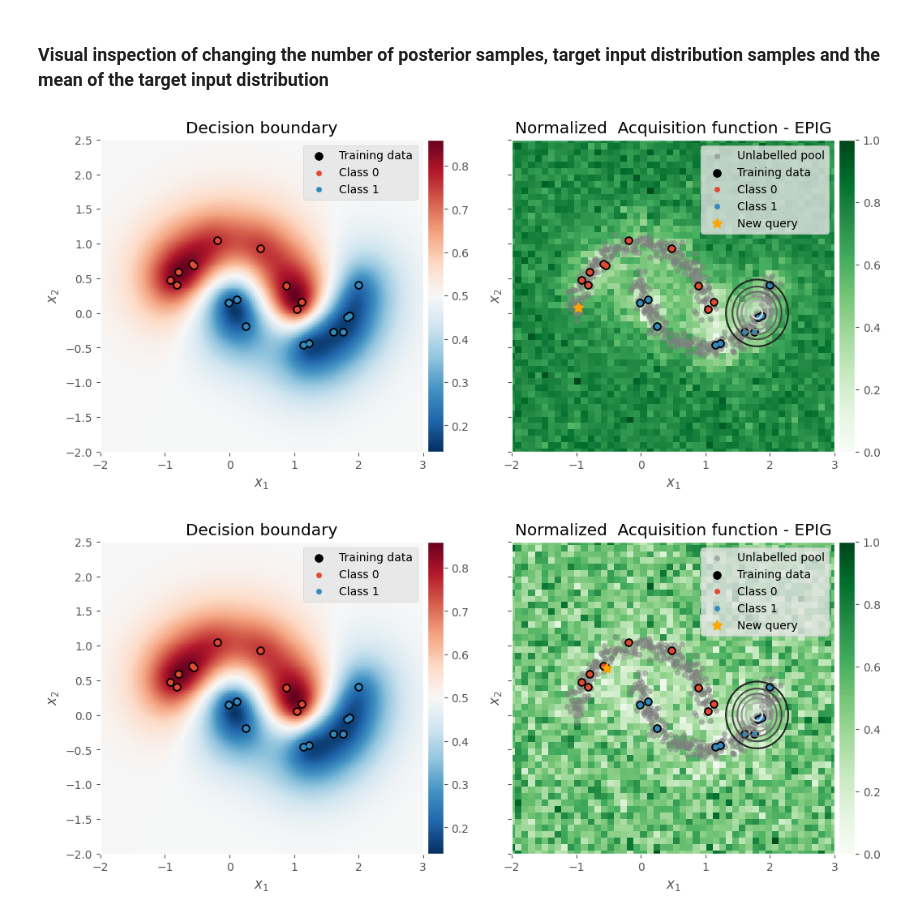
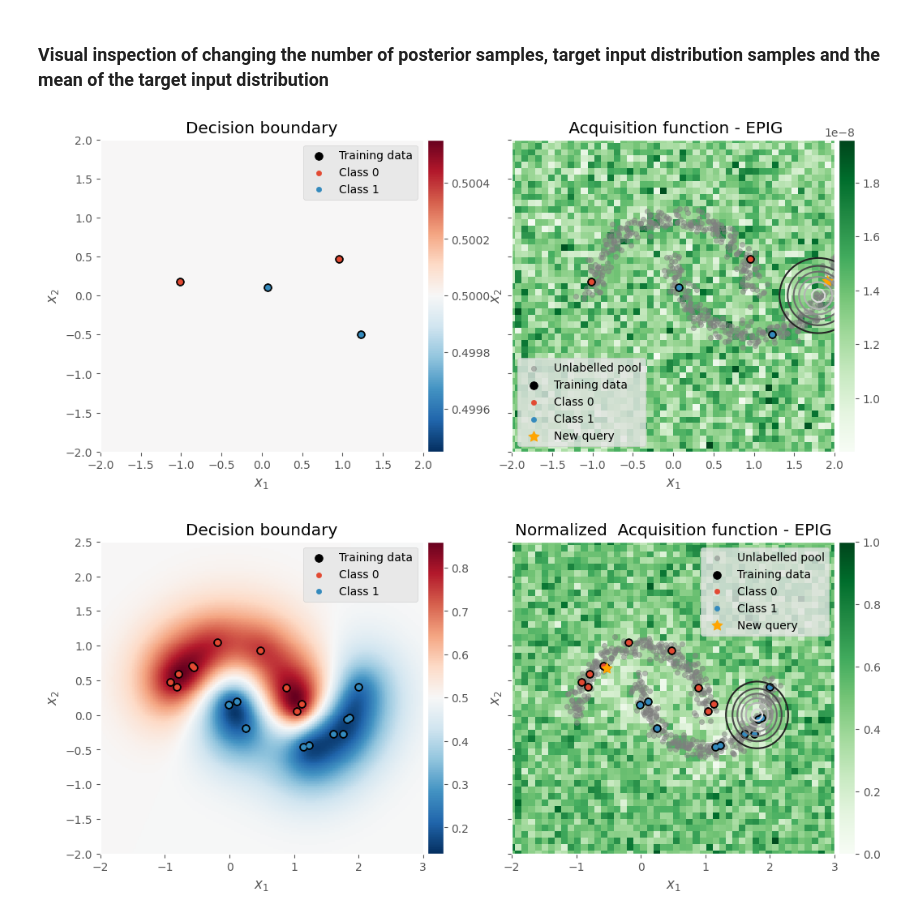
Before and after one commit to albertkjoller/abdl, a Jupyter notebook: notebooks/epig.ipynb, the cells around one changed output. Cells and saved outputs as stored; diff of their text form; code cells hidden in the pictures.

Commit message:
clean zoom in viz

```diff
--- a/notebooks/epig.ipynb
+++ b/notebooks/epig.ipynb
@@ -20,13 +20,13 @@ from src.methods.toy_example import run_active_learning_loop_toy
 np.random.seed(0)
 
 # Define dataset sizes
-N_initial   = 20
+N_initial   = 2
 N_test      = 100
 N_pool      = 500
 num_classes = 2
 
 # Generate dataset partitions
-Xtrain, ytrain, Xtest, ytest, Xpool, ypool = generate_moons(N_initial=N_initial, N_test=N_test, N_pool=N_pool)
+Xtrain, ytrain, Xtest, ytest, Xpool, ypool = generate_moons(N_initial_per_class=N_initial, N_test=N_test, N_pool=N_pool)
 
 # Plot the dataset partitions
 plot_moons(Xtrain, ytrain, Xtest, ytest, Xpool, ypool)
@@ -88,36 +84,36 @@ target_input_dist = MultivariateGaussian(mu=[1.8, 0], Sigma=np.eye(2) / 4)
 
 # Define acquisition function
 acq_fun = EPIG(
     query_n_points=None,
     target_input_distribution=target_input_dist,
     n_posterior_samples=100,
     n_target_input_samples=5000,
     version='mine',
 )
 
 # Get acquisition function score and the items to query
 _, query_idxs = acq_fun(Xpool, model=model)
 next_query = Xpool[query_idxs[0]]
 
 
 ### PLOT DECISION BOUNDARY AND ACQUISITION FUNCTION ###
 fig, axs = plt.subplots(1, 2, figsize=(12, 5), sharey=True, sharex=True)
 
 # Plot model uncertainty across grid
-axs[0] = show_density_grid(model, Xtrain, Xtest, ytrain, ytest, zoom=([-2, 3], [-2, 2.5]), ax=axs[0], fig=fig)
+axs[0] = show_density_grid(model, Xtrain, Xtest, ytrain, ytest, ax=axs[0], fig=fig)
 axs[0].legend()
 
 # Plot acquisition function across a grid
-axs[1] = show_acquisition_grid(model, acq_fun, Xtrain, ytrain, Xpool, zoom=([-2, 3], [-2, 2.5]), P=50, ax=axs[1], fig=fig)
+axs[1] = show_acquisition_grid(model, acq_fun, Xtrain, ytrain, Xpool, P=50, ax=axs[1], fig=fig)
 axs[1].scatter(next_query[0], next_query[1], color='orange', marker=(5, 1), s=100, label='New query')
 axs[1].legend()
 
 # Plot target input distribution on top
 target_input_dist.plot_2D(ax=axs[1], zoom=([-2, 3], [-2, 2.5]))
 
 plt.show()
 # %% [output]
-[figure, old version]
+[figure, new version]
 # %%
 target_input_dist = MultivariateGaussian(mu=[1.8, 0], Sigma=np.eye(2) / 4)
 
```
Also changed, not shown: parts of 11 cells of this notebook, 3 other files.
